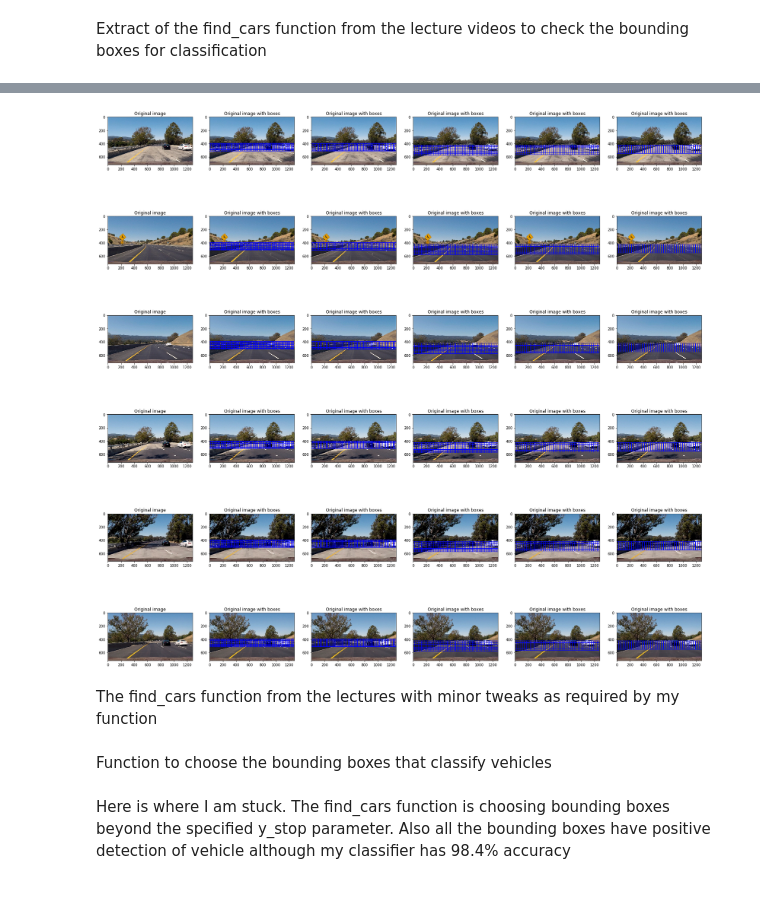
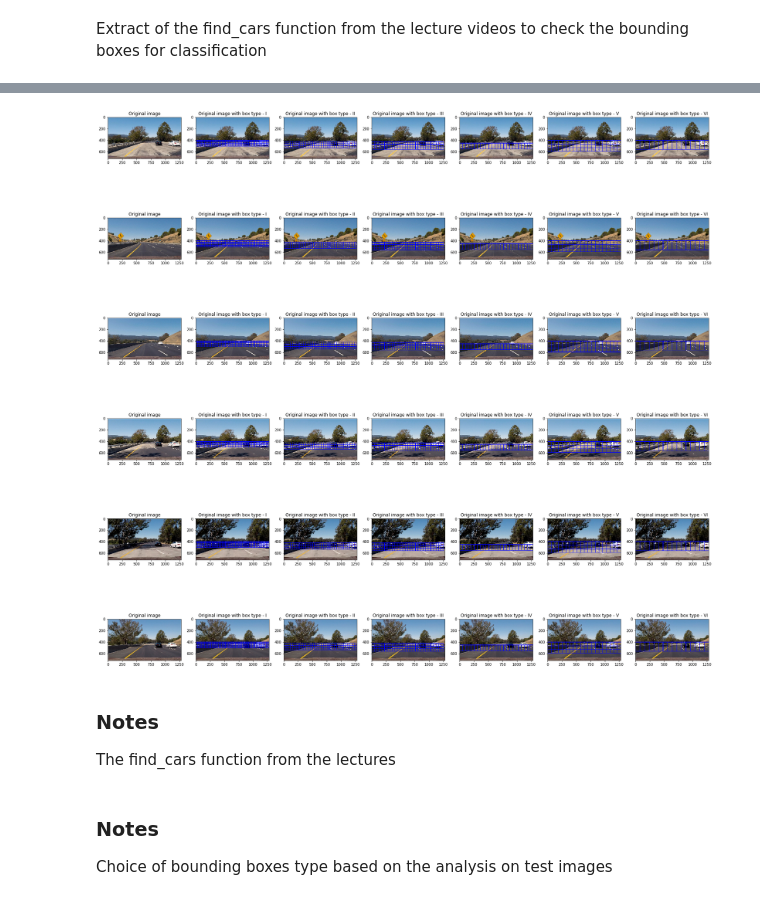
Before and after one commit to Avik0186/Vehicle-Detection, a Jupyter notebook: Vehicle Detection.ipynb, the cells around one changed output, grey strips where cells are left out. Cells and saved outputs as stored; diff of their text form; code cells hidden in the pictures.

```diff
--- a/Vehicle Detection.ipynb
+++ b/Vehicle Detection.ipynb
@@ -136,32 +157,42 @@ Function to check the bounding boxes and choose suitable ones
 # %%
-path = 'C:/Users/AVIK/Documents/Udacity Self Driving Cars/CarND-Vehicle-Detection-master/test_images'
-test_images = glob.glob(path+'/*.jpg')
-fig, axs = plt.subplots(6,6, figsize=(30,30))
+#path = 'C:/Users/AVIK/Documents/Udacity Self Driving Cars/CarND-Vehicle-Detection-master/test_images'
+#test_images = glob.glob(path+'/*.jpg')
+image_files = os.listdir('test_images')
+
+fig, axs = plt.subplots(6,7, figsize=(30,30))
 axs = axs.ravel()
 
-for ii in range(len(test_images)):
-    image = plt.imread(test_images[ii])
-    axs[6*ii].imshow(image)
-    axs[6*ii].set_title('Original image')
-    draw_img = draw_windows(image, 400, 520, 1.2, pix_per_cell, cell_per_block)
-    axs[6*ii+1].imshow(draw_img)
-    axs[6*ii+1].set_title('Original image with boxes')
-    draw_img = draw_windows(image, 400, 520, 1.4, pix_per_cell, cell_per_block)
-    axs[6*ii+2].imshow(draw_img)
-    axs[6*ii+2].set_title('Original image with boxes')
-    draw_img = draw_windows(image, 425, 580, 1.6, pix_per_cell, cell_per_block)
-    axs[6*ii+3].imshow(draw_img)
-    axs[6*ii+3].set_title('Original image with boxes')
-    draw_img = draw_windows(image, 425, 580, 1.8, pix_per_cell, cell_per_block)
-    axs[6*ii+4].imshow(draw_img)
-    axs[6*ii+4].set_title('Original image with boxes')
-    draw_img = draw_windows(image, 425, 580, 2.0, pix_per_cell, cell_per_block)
-    axs[6*ii+5].imshow(draw_img)
-    axs[6*ii+5].set_title('Original image with boxes')
+ii = 0
+for image_file in image_files:
+    image = plt.imread('test_images/' + image_file)
+    out_image_file = image_file.split('.')[0] + '.jpg'
+    #image = plt.imread(test_images[ii])
+    axs[7*ii].imshow(image)
+    axs[7*ii].set_title('Original image')
+    draw_img = draw_windows(image, 400, 520, 0.8, pix_per_cell, cell_per_block)
+    axs[7*ii+1].imshow(draw_img)
+    axs[7*ii+1].set_title('Original image with box type - I')
+    draw_img = draw_windows(image, 420, 560, 1.2, pix_per_cell, cell_per_block)
+    axs[7*ii+2].imshow(draw_img)
+    axs[7*ii+2].set_title('Original image with box type - II')
+    draw_img = draw_windows(image, 425, 600, 1.4, pix_per_cell, cell_per_block)
+    axs[7*ii+3].imshow(draw_img)
+    axs[7*ii+3].set_title('Original image with box type - III')
+    draw_img = draw_windows(image, 450, 600, 1.6, pix_per_cell, cell_per_block)
+    axs[7*ii+4].imshow(draw_img)
+    axs[7*ii+4].set_title('Original image with box type - IV')
+    draw_img = draw_windows(image, 400, 600, 2.0, pix_per_cell, cell_per_block)
+    axs[7*ii+5].imshow(draw_img)
+    axs[7*ii+5].set_title('Original image with box type - V')
+    draw_img = draw_windows(image, 400, 600, 2.5, pix_per_cell, cell_per_block)
+    axs[7*ii+6].imshow(draw_img)
+    axs[7*ii+6].set_title('Original image with box type - VI')
+    ii += 1
 # %% [output]
-[figure, old version]
+[figure, new version]
 # %% [markdown]
-The find_cars function from the lectures with minor tweaks as required by my function
+### Notes
+The find_cars function from the lectures
 # %%
 # Define a single function that can extract features using hog sub-sampling and make predictions
 def find_cars(img, ystart, ystop, scale, svc, X_scaler, orient, pix_per_cell, cell_per_block, colorspace, spatial_size=(32, 32), hist_bins=32):
@@ -233,8 +265,9 @@ def find_cars(img, ystart, ystop, scale, svc, X_scaler, orient, pix_per_cell, ce
                 bboxes.append(((int(xbox_left), int(ytop_draw+ystart)),(int(xbox_left+win_draw),int(ytop_draw+win_draw+ystart))))
 
     return bboxes
-# %% [markdown]
-Function to choose the bounding boxes that classify vehicles
+# %% [markdown]
+### Notes
+Choice of bounding boxes type based on the analysis on test images
 # %%
 def vehicle_detect(image):
     overall_boxes = []
@@ -250,5 +285,3 @@ def vehicle_detect(image):
     overall_boxes.extend(bboxes)
 
     return overall_boxes
-# %% [markdown]
-Here is where I am stuck. The find_cars function is choosing bounding boxes beyond the specified y_stop parameter. Also all the bounding boxes have positive detection of vehicle although my classifier has 98.4% accuracy
```
Also changed, not shown: parts of 21 cells of this notebook, 31 other files.
